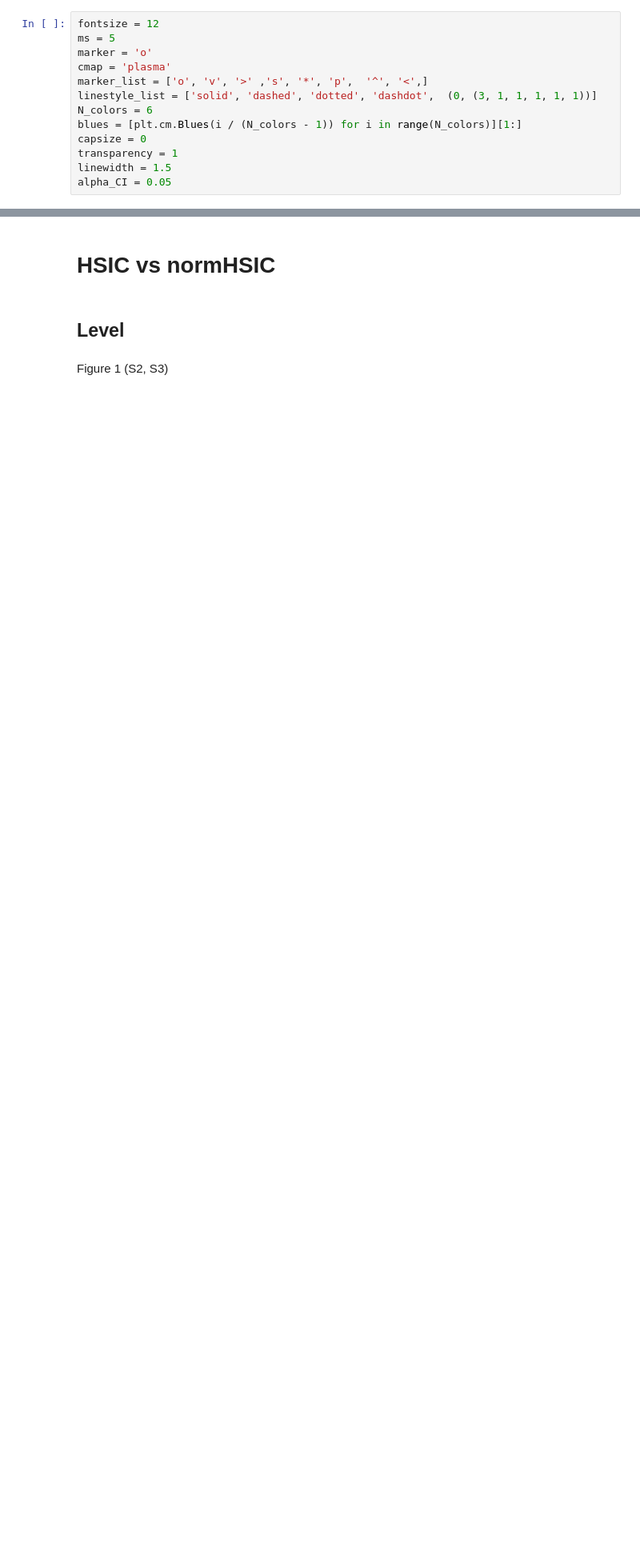
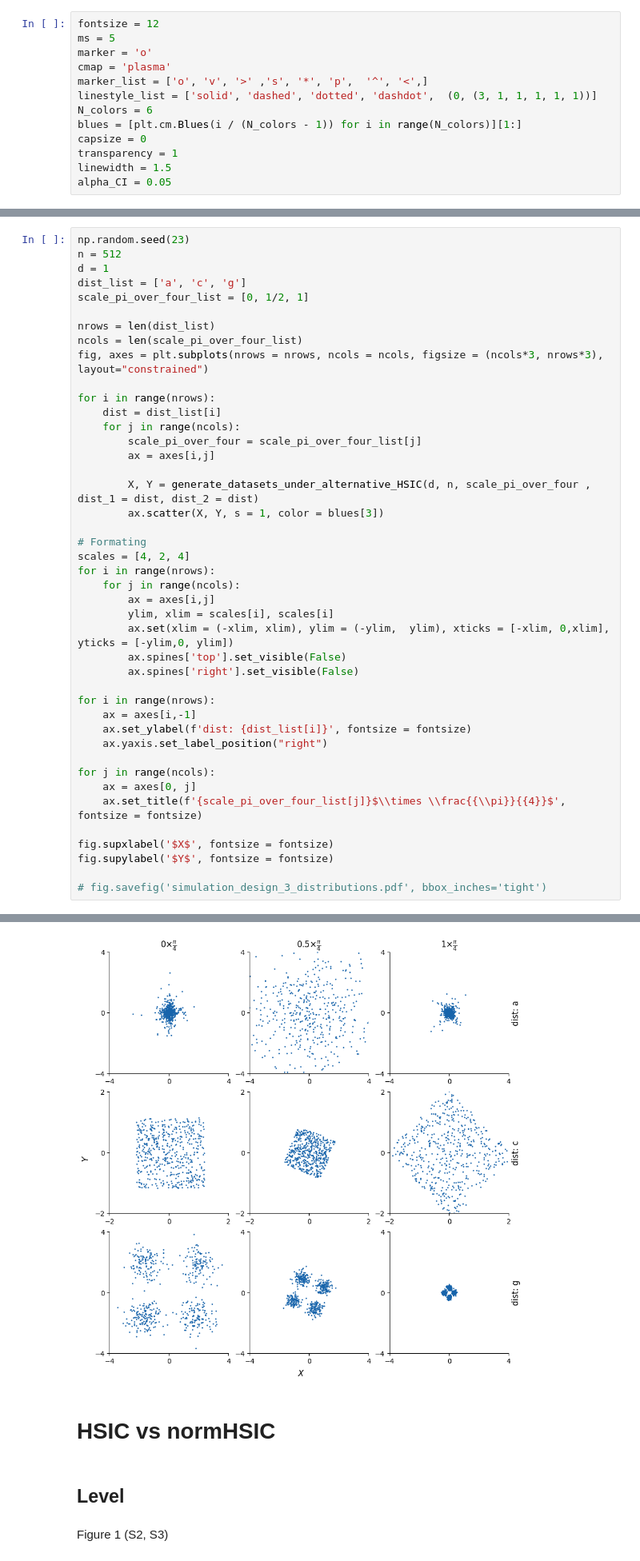
Before and after one commit to latt123/normHSIC_experiments, a Jupyter notebook: hsic_comparision/analysis.ipynb, the cells around one changed output, grey strips where cells are left out. Shown at 80% size. Saved outputs shown, nothing was run; the diff lists cells and outputs as text; blank space fills up the shorter version.

Commit message:
adding plot of simulated data used for experiments

```diff
--- a/hsic_comparision/analysis.ipynb
+++ b/hsic_comparision/analysis.ipynb
@@ -28,0 +34,44 @@ alpha_CI = 0.05
+# %%
+np.random.seed(23)
+n = 512
+d = 1
+dist_list = ['a', 'c', 'g']
+scale_pi_over_four_list = [0, 1/2, 1]
+
+nrows = len(dist_list)
+ncols = len(scale_pi_over_four_list)
+fig, axes = plt.subplots(nrows = nrows, ncols = ncols, figsize = (ncols*3, nrows*3), layout="constrained")
+
+for i in range(nrows):
+    dist = dist_list[i]
+    for j in range(ncols):
+        scale_pi_over_four = scale_pi_over_four_list[j]
+        ax = axes[i,j]
+
+        X, Y = generate_datasets_under_alternative_HSIC(d, n, scale_pi_over_four , dist_1 = dist, dist_2 = dist)
+        ax.scatter(X, Y, s = 1, color = blues[3])
+
+# Formating
+scales = [4, 2, 4]
+for i in range(nrows):
+    for j in range(ncols):
+        ax = axes[i,j]
+        ylim, xlim = scales[i], scales[i]
+        ax.set(xlim = (-xlim, xlim), ylim = (-ylim,  ylim), xticks = [-xlim, 0,xlim], yticks = [-ylim,0, ylim])
+        ax.spines['top'].set_visible(False)
+        ax.spines['right'].set_visible(False)
+
+for i in range(nrows):
+    ax = axes[i,-1]
+    ax.set_ylabel(f'dist: {dist_list[i]}', fontsize = fontsize)
+    ax.yaxis.set_label_position("right")
+
+for j in range(ncols):
+    ax = axes[0, j]
+    ax.set_title(f'{scale_pi_over_four_list[j]}$\\times \\frac{{\\pi}}{{4}}$', fontsize = fontsize)
+
+fig.supxlabel('$X$', fontsize = fontsize)
+fig.supylabel('$Y$', fontsize = fontsize)
+
+# fig.savefig('simulation_design_3_distributions.pdf', bbox_inches='tight')
+# %% [output]
@@ -29,3 +79,4 @@ alpha_CI = 0.05
+[figure, added]
 # %% [markdown]
 # HSIC vs normHSIC
 # %% [markdown]
```
Also changed, not shown: parts of 4 cells of this notebook.
